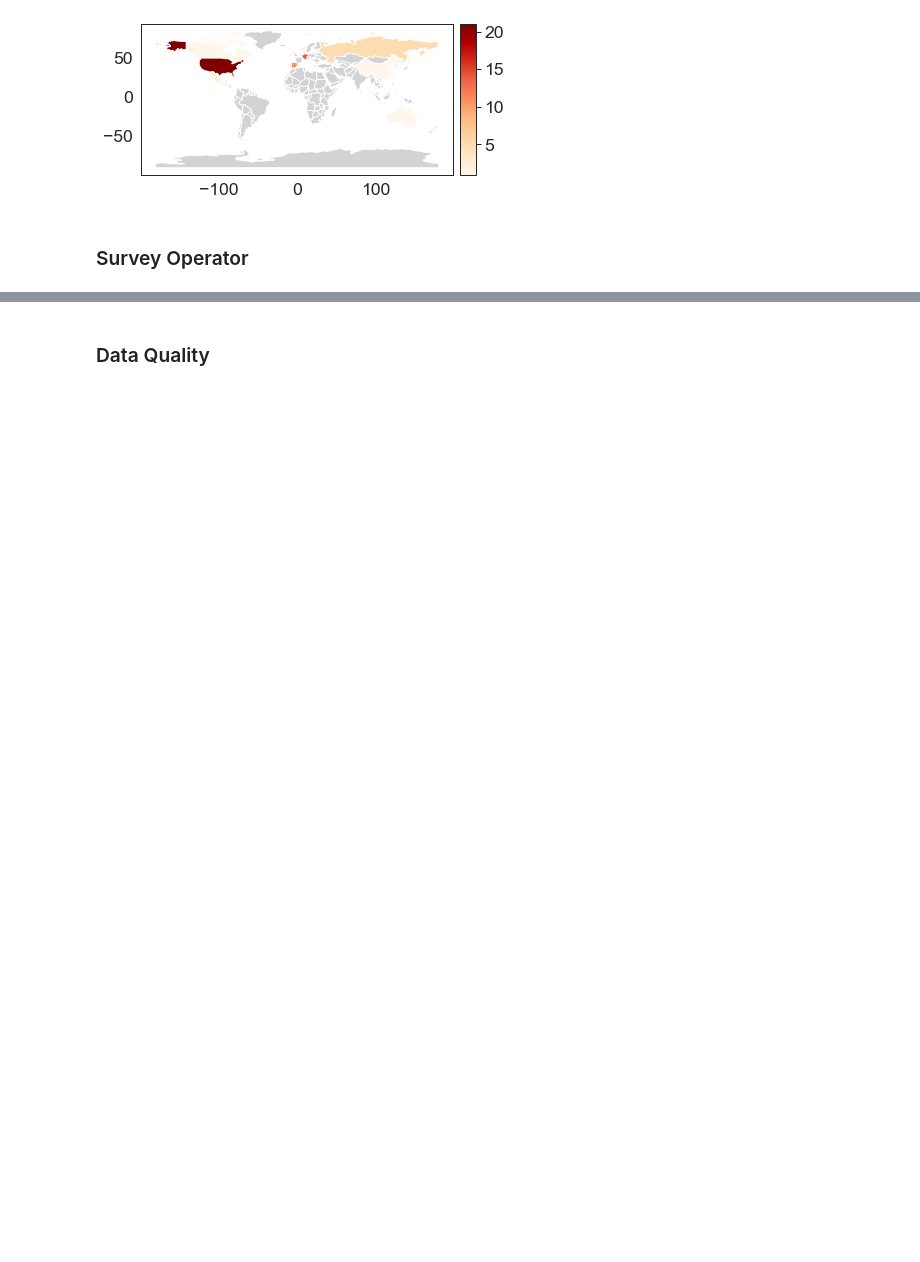
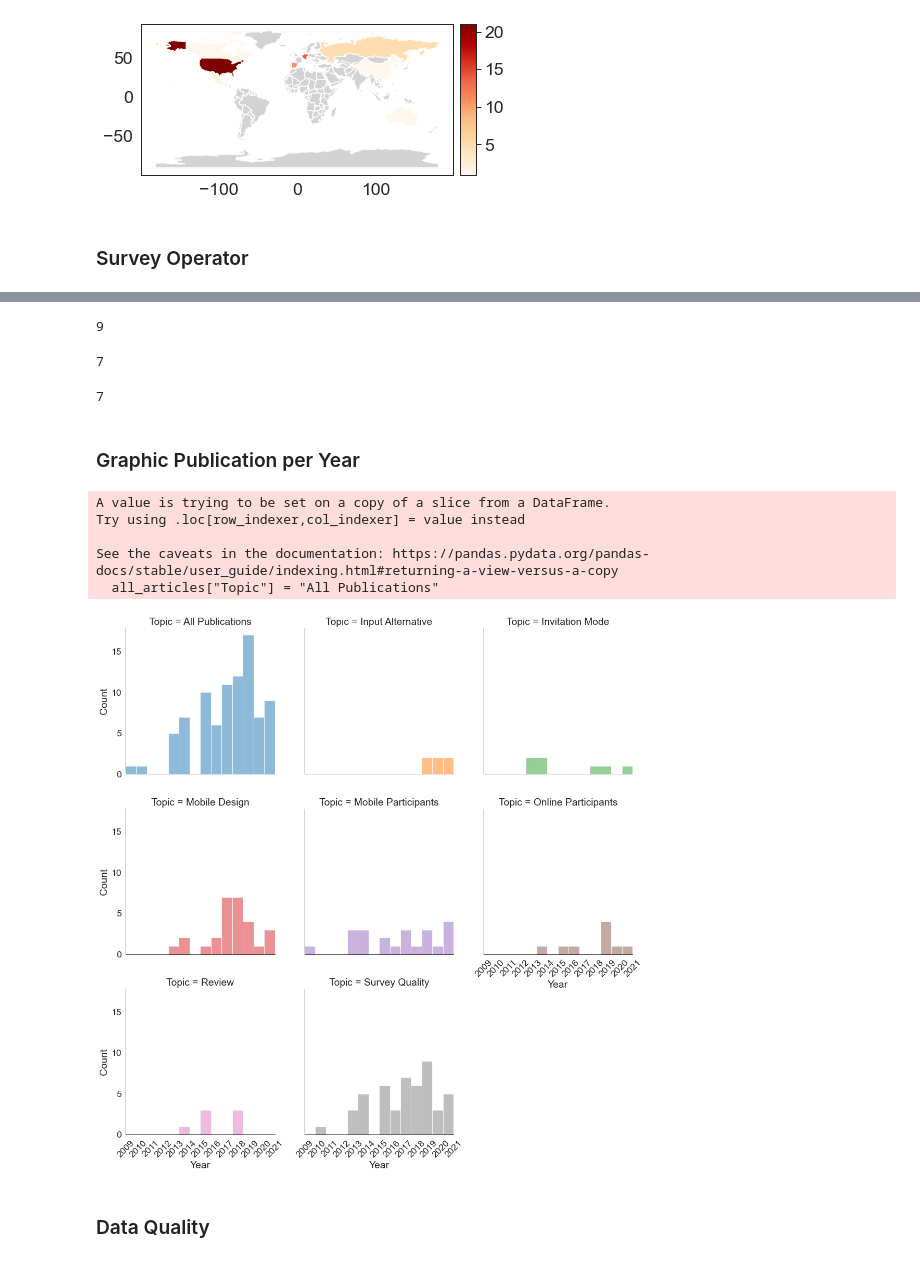
Before and after one commit to JakobLangenbahn/Smartphone_Web_Surveys_A_Systematic_Literature_Review, a Jupyter notebook: notebooks/2.0-jl-analyze-coding-results.ipynb, the cells around one changed output, grey strips where cells are left out. Saved outputs shown, nothing was run; the diff lists cells and outputs as text; code cells hidden in the pictures; blank space fills up the shorter version.

```diff
--- a/notebooks/2.0-jl-analyze-coding-results.ipynb
+++ b/notebooks/2.0-jl-analyze-coding-results.ipynb
@@ -254,0 +294,20 @@ dtype: int64
+# %%
+online_participants_indicator = [x for x in data.columns.tolist() if re.match("online_participant.*", x)]
+data["article_topic_online_participants"] = data[online_participants_indicator].notna().any(axis = 1)
+data["article_topic_online_participants"].sum()
+# %% [output]
+9
+# %%
+invitation_mode_indicator = [x for x in data.columns.tolist() if re.match("invitation_mode.*", x)]
+data["article_topic_invitation_mode"] = data[invitation_mode_indicator].notna().any(axis = 1)
+data["article_topic_invitation_mode"].sum()
+# %% [output]
+7
+# %%
+review_indicator = [x for x in data.columns.tolist() if re.match("review_.*", x)]
+data["article_topic_review"] = data[review_indicator].notna().any(axis = 1)
+data["article_topic_review"].sum()
+# %% [output]
+7
+# %% [markdown]
+### Graphic Publication per Year
@@ -255,3 +317,49 @@ dtype: int64
+# %%
+topic_dic = {"Survey Quality": "article_topic_survey_quality",
+             "Mobile Participants": "article_topic_mobile_participants",
+             "Mobile Design": "article_topic_mobile_design",
+             "Input Alternative": "article_topic_alternative_input",
+             "Online Participants": "article_topic_online_participants",
+             "Invitation Mode": "article_topic_invitation_mode",
+             "Review": "article_topic_review"}
+# %%
+def create_visualisation_data(data, topic_dic):
+    def transform_into_vec(data, topic, name):
+        relevant_data = data[["article_year", topic]][data[topic]]
+        relevant_data["Topic"] = name
+        return relevant_data.drop(topic, axis = 1)
+    topic_df_list = []
+    for key in topic_dic:
+        topic_df_list.append(transform_into_vec(data, topic_dic[key], key))
+    all_articles = data[["article_year"]]
+    all_articles["Topic"] = "All Publications"
+    topic_df_list.append(all_articles)
+    result = pd.concat(topic_df_list).rename(columns = {"article_year": "Year"})
+    return result
+# %%
+# Prepare dataset
+category_per_year = create_visualisation_data(data, topic_dic)
+visualization_year_category = category_per_year.sort_values("Topic").reset_index(drop = True).dropna()
+# %% [output]
+A value is trying to be set on a copy of a slice from a DataFrame.
+Try using .loc[row_indexer,col_indexer] = value instead
+
+See the caveats in the documentation: https://pandas.pydata.org/pandas-docs/stable/user_guide/indexing.html#returning-a-view-versus-a-copy
+  all_articles["Topic"] = "All Publications"
+# %%
+sns.set_style('white')
+sns.set_context('paper', font_scale = 2)
+plot = sns.displot(data=visualization_year_category, x= "Year",bins = 14,
+            hue="Topic", col = "Topic", col_wrap=3,legend = False,
+           )
+plt.subplots_adjust(wspace=0.2)
+plot.set_xticklabels(rotation=45)
+plot.set(xlim=(2009,2021),
+         xticks= (range(2009,2022)),
+         xticklabels=(range(2009,2022)))
+plot.savefig('../reports/figures/publications_per_year_per_categories.png')
+# %% [output]
+[figure, added]
 # %% [markdown]
 ### Data Quality
 # %%
```
Also changed, not shown: parts of 74 cells of this notebook.
